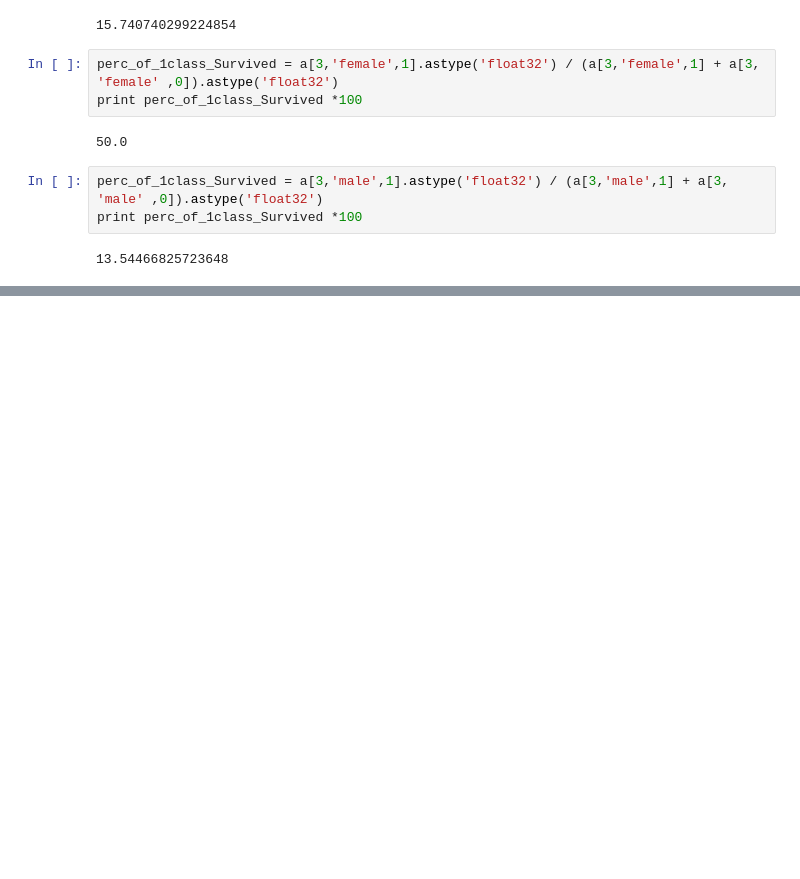
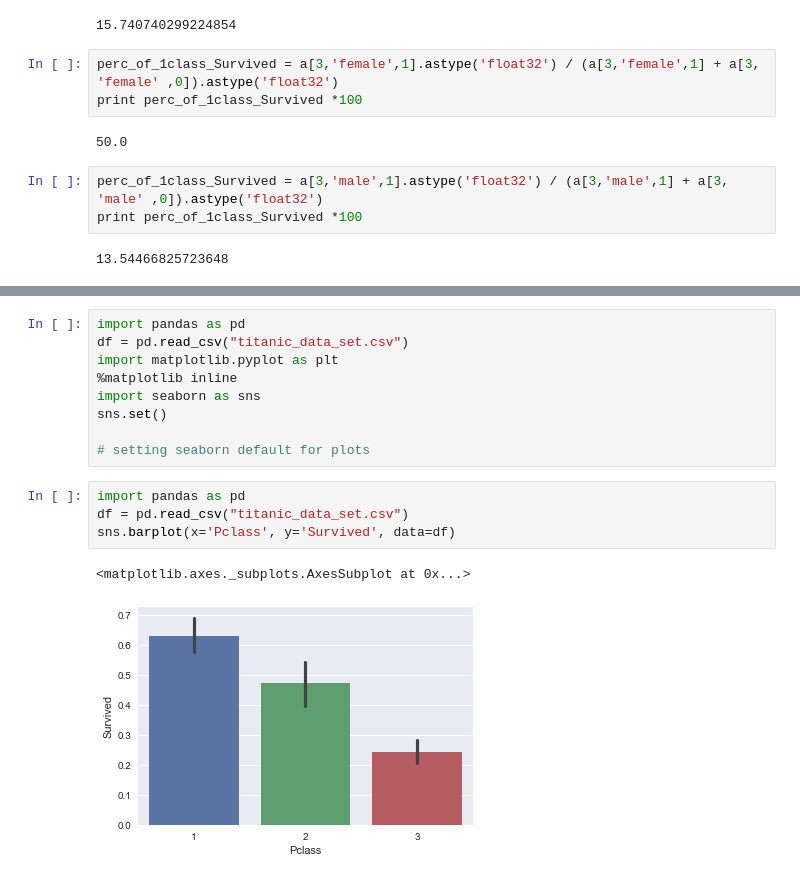
Before and after one commit to mishraashu/Titanic_survivor, a Jupyter notebook: titanic_analysis.ipynb, the cells around one changed output, grey strips where cells are left out. Drawn from its saved outputs; the diff is of its cells as text; blank space fills up the shorter version.

```diff
--- a/titanic_analysis.ipynb
+++ b/titanic_analysis.ipynb
@@ -176,0 +187,16 @@ print perc_of_1class_Survived *100
+# %%
+import pandas as pd
+df = pd.read_csv("titanic_data_set.csv")
+import matplotlib.pyplot as plt
+%matplotlib inline
+import seaborn as sns
+sns.set()
+
+# setting seaborn default for plots
+# %%
+import pandas as pd
+df = pd.read_csv("titanic_data_set.csv")
+sns.barplot(x='Pclass', y='Survived', data=df)
+# %% [output]
+<matplotlib.axes._subplots.AxesSubplot at 0x...>
+[figure, added]
```
Also changed, not shown: parts of 18 cells of this notebook, 1 other file.
